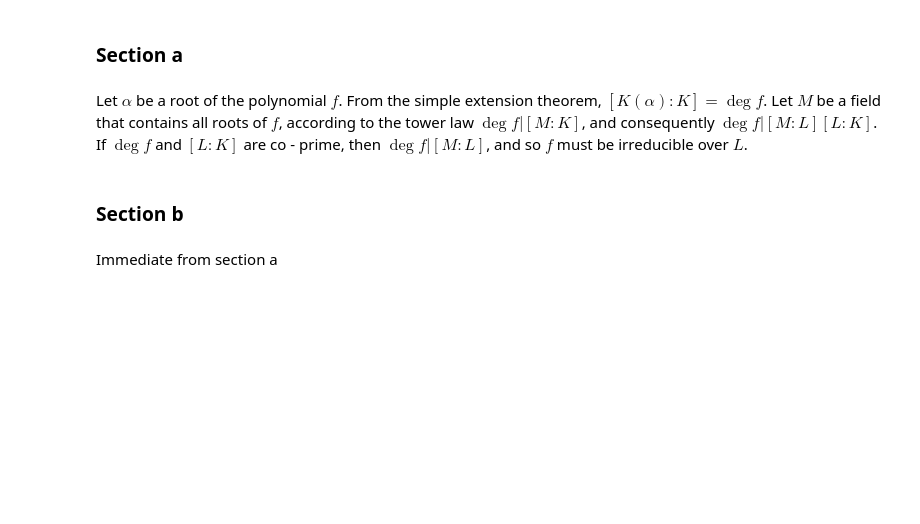
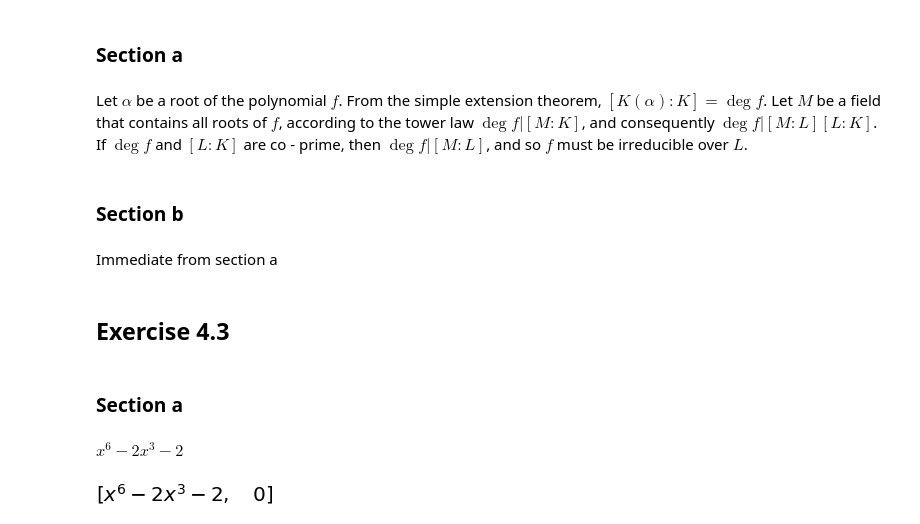
Before and after one commit to bolverk/mastermind, a Jupyter notebook: companion_to_galois_theory_through_exercises.ipynb, the cells around one changed output. Drawn from its saved outputs; the diff is of its cells as text; code cells hidden in the pictures; blank space fills up the shorter version.

Commit message:
add solution to exercise 4.3

```diff
--- a/companion_to_galois_theory_through_exercises.ipynb
+++ b/companion_to_galois_theory_through_exercises.ipynb
@@ -520,3 +520,19 @@ Let $\alpha$ be a root of the polynomial $f$. From the simple extension theorem,
 ### Section b
 # %% [markdown]
 Immediate from section a
+# %% [markdown]
+## Exercise 4.3
+# %% [markdown]
+### Section a
+# %% [markdown]
+$x^6-2 x^3-2$
+# %%
+def ex4p3sa():
+    import sympy
+    sympy.init_printing()
+    x = sympy.Symbol('x')
+    poly = x**6-2*x**3-2
+    return [poly,poly.subs(x,(sympy.sqrt(3)+1)**sympy.Rational(1,3)).simplify()]
+ex4p3sa()
+# %% [output]
+[figure, added]
```
Also changed, not shown: parts of 10 cells of this notebook.
